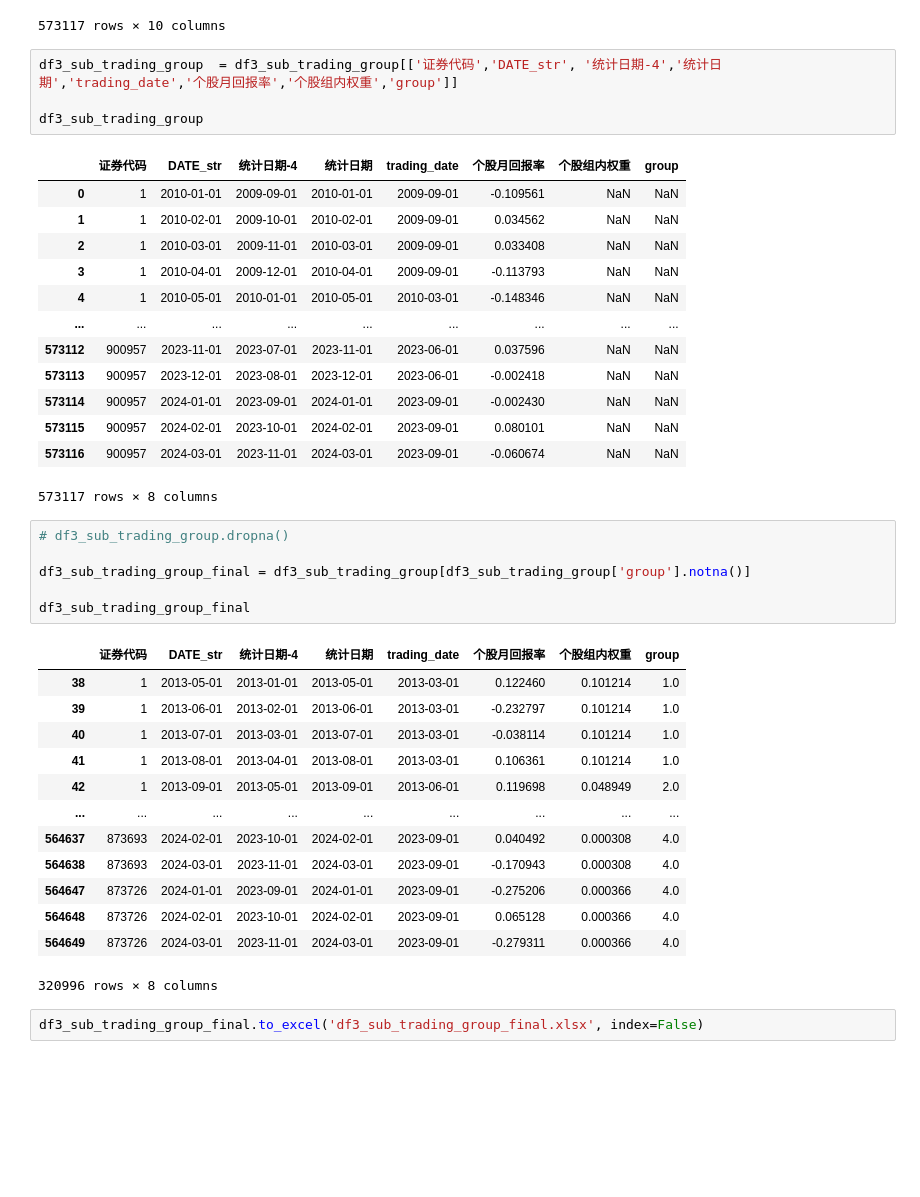
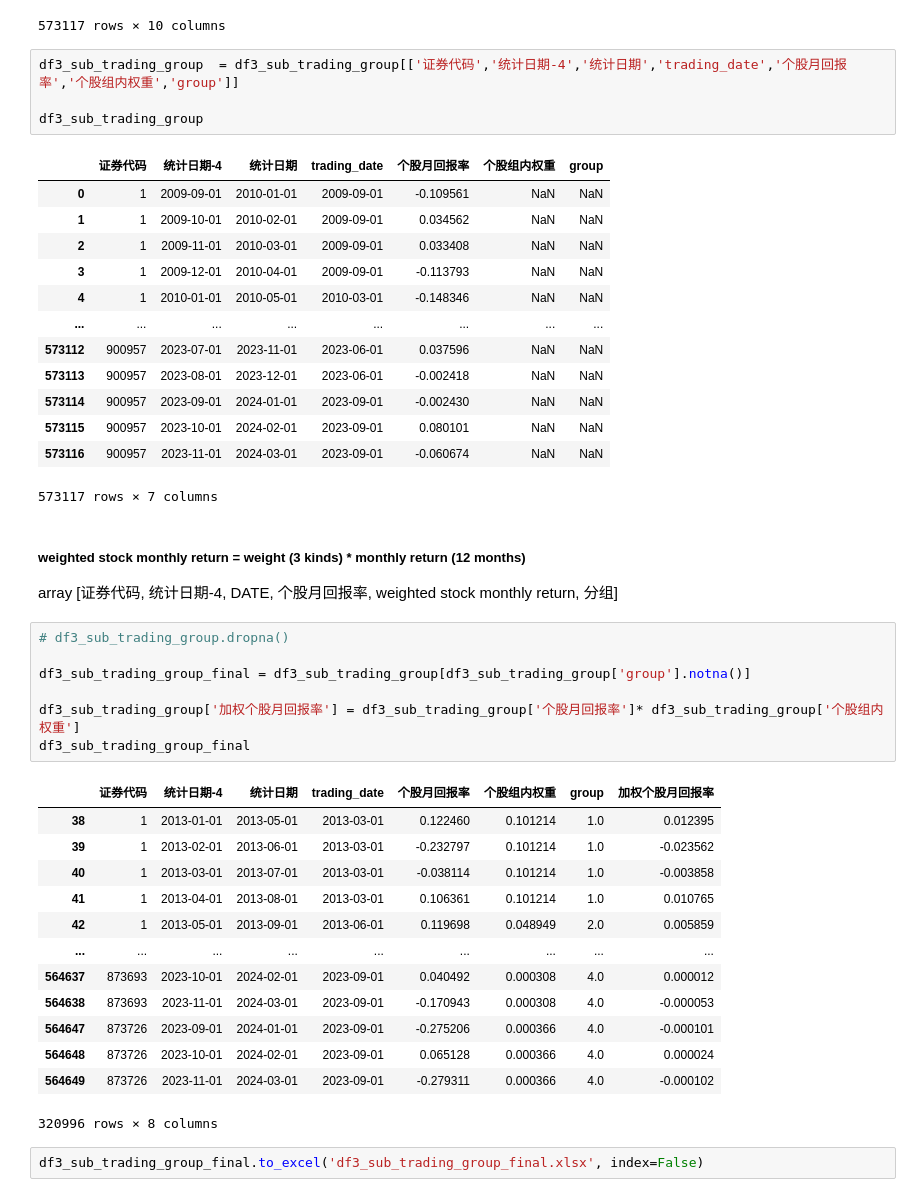
Before and after one commit to Prussia/playJupyter, a Jupyter notebook: testproj/计算加权回报率.ipynb, the cells around one changed output. Drawn from its saved outputs; the diff is of its cells as text; blank space fills up the shorter version.

```diff
--- a/testproj/计算加权回报率.ipynb
+++ b/testproj/计算加权回报率.ipynb
@@ -1043,42 +1043,47 @@ df3_sub_trading_group
 | 573116 | 900957 | 2024-03-01 | 2023-11-01 | 2024-03-01 | -0.060674 | 2023-09-01 | 2023-09-30 | NaN | NaN | NaN |
 573117 rows × 10 columns
 # %%
-df3_sub_trading_group  = df3_sub_trading_group[['证券代码','DATE_str', '统计日期-4','统计日期','trading_date','个股月回报率','个股组内权重','group']]
+df3_sub_trading_group  = df3_sub_trading_group[['证券代码','统计日期-4','统计日期','trading_date','个股月回报率','个股组内权重','group']]
 
 df3_sub_trading_group
 # %% [output]
-|  | 证券代码 | DATE_str | 统计日期-4 | 统计日期 | trading_date | 个股月回报率 | 个股组内权重 | group |
-| 0 | 1 | 2010-01-01 | 2009-09-01 | 2010-01-01 | 2009-09-01 | -0.109561 | NaN | NaN |
-| 1 | 1 | 2010-02-01 | 2009-10-01 | 2010-02-01 | 2009-09-01 | 0.034562 | NaN | NaN |
-| 2 | 1 | 2010-03-01 | 2009-11-01 | 2010-03-01 | 2009-09-01 | 0.033408 | NaN | NaN |
-| 3 | 1 | 2010-04-01 | 2009-12-01 | 2010-04-01 | 2009-09-01 | -0.113793 | NaN | NaN |
-| 4 | 1 | 2010-05-01 | 2010-01-01 | 2010-05-01 | 2010-03-01 | -0.148346 | NaN | NaN |
-| ... | ... | ... | ... | ... | ... | ... | ... | ... |
-| 573112 | 900957 | 2023-11-01 | 2023-07-01 | 2023-11-01 | 2023-06-01 | 0.037596 | NaN | NaN |
-| 573113 | 900957 | 2023-12-01 | 2023-08-01 | 2023-12-01 | 2023-06-01 | -0.002418 | NaN | NaN |
-| 573114 | 900957 | 2024-01-01 | 2023-09-01 | 2024-01-01 | 2023-09-01 | -0.002430 | NaN | NaN |
-| 573115 | 900957 | 2024-02-01 | 2023-10-01 | 2024-02-01 | 2023-09-01 | 0.080101 | NaN | NaN |
-| 573116 | 900957 | 2024-03-01 | 2023-11-01 | 2024-03-01 | 2023-09-01 | -0.060674 | NaN | NaN |
+|  | 证券代码 | 统计日期-4 | 统计日期 | trading_date | 个股月回报率 | 个股组内权重 | group |
+| 0 | 1 | 2009-09-01 | 2010-01-01 | 2009-09-01 | -0.109561 | NaN | NaN |
+| 1 | 1 | 2009-10-01 | 2010-02-01 | 2009-09-01 | 0.034562 | NaN | NaN |
+| 2 | 1 | 2009-11-01 | 2010-03-01 | 2009-09-01 | 0.033408 | NaN | NaN |
+| 3 | 1 | 2009-12-01 | 2010-04-01 | 2009-09-01 | -0.113793 | NaN | NaN |
+| 4 | 1 | 2010-01-01 | 2010-05-01 | 2010-03-01 | -0.148346 | NaN | NaN |
+| ... | ... | ... | ... | ... | ... | ... | ... |
+| 573112 | 900957 | 2023-07-01 | 2023-11-01 | 2023-06-01 | 0.037596 | NaN | NaN |
+| 573113 | 900957 | 2023-08-01 | 2023-12-01 | 2023-06-01 | -0.002418 | NaN | NaN |
+| 573114 | 900957 | 2023-09-01 | 2024-01-01 | 2023-09-01 | -0.002430 | NaN | NaN |
+| 573115 | 900957 | 2023-10-01 | 2024-02-01 | 2023-09-01 | 0.080101 | NaN | NaN |
+| 573116 | 900957 | 2023-11-01 | 2024-03-01 | 2023-09-01 | -0.060674 | NaN | NaN |
-573117 rows × 8 columns
+573117 rows × 7 columns
+# %% [markdown]
+##### weighted stock monthly return = weight (3 kinds) * monthly return (12 months)
+
+array [证券代码, 统计日期-4, DATE, 个股月回报率, weighted stock monthly return, 分组]
 # %%
 # df3_sub_trading_group.dropna()
 
 df3_sub_trading_group_final = df3_sub_trading_group[df3_sub_trading_group['group'].notna()]
 
+df3_sub_trading_group['加权个股月回报率'] = df3_sub_trading_group['个股月回报率']* df3_sub_trading_group['个股组内权重']
 df3_sub_trading_group_final
 # %% [output]
-|  | 证券代码 | DATE_str | 统计日期-4 | 统计日期 | trading_date | 个股月回报率 | 个股组内权重 | group |
-| 38 | 1 | 2013-05-01 | 2013-01-01 | 2013-05-01 | 2013-03-01 | 0.122460 | 0.101214 | 1.0 |
-| 39 | 1 | 2013-06-01 | 2013-02-01 | 2013-06-01 | 2013-03-01 | -0.232797 | 0.101214 | 1.0 |
-| 40 | 1 | 2013-07-01 | 2013-03-01 | 2013-07-01 | 2013-03-01 | -0.038114 | 0.101214 | 1.0 |
-| 41 | 1 | 2013-08-01 | 2013-04-01 | 2013-08-01 | 2013-03-01 | 0.106361 | 0.101214 | 1.0 |
-| 42 | 1 | 2013-09-01 | 2013-05-01 | 2013-09-01 | 2013-06-01 | 0.119698 | 0.048949 | 2.0 |
+|  | 证券代码 | 统计日期-4 | 统计日期 | trading_date | 个股月回报率 | 个股组内权重 | group | 加权个股月回报率 |
+| 38 | 1 | 2013-01-01 | 2013-05-01 | 2013-03-01 | 0.122460 | 0.101214 | 1.0 | 0.012395 |
+| 39 | 1 | 2013-02-01 | 2013-06-01 | 2013-03-01 | -0.232797 | 0.101214 | 1.0 | -0.023562 |
+| 40 | 1 | 2013-03-01 | 2013-07-01 | 2013-03-01 | -0.038114 | 0.101214 | 1.0 | -0.003858 |
+| 41 | 1 | 2013-04-01 | 2013-08-01 | 2013-03-01 | 0.106361 | 0.101214 | 1.0 | 0.010765 |
+| 42 | 1 | 2013-05-01 | 2013-09-01 | 2013-06-01 | 0.119698 | 0.048949 | 2.0 | 0.005859 |
 | ... | ... | ... | ... | ... | ... | ... | ... | ... |
-| 564637 | 873693 | 2024-02-01 | 2023-10-01 | 2024-02-01 | 2023-09-01 | 0.040492 | 0.000308 | 4.0 |
-| 564638 | 873693 | 2024-03-01 | 2023-11-01 | 2024-03-01 | 2023-09-01 | -0.170943 | 0.000308 | 4.0 |
-| 564647 | 873726 | 2024-01-01 | 2023-09-01 | 2024-01-01 | 2023-09-01 | -0.275206 | 0.000366 | 4.0 |
-| 564648 | 873726 | 2024-02-01 | 2023-10-01 | 2024-02-01 | 2023-09-01 | 0.065128 | 0.000366 | 4.0 |
-| 564649 | 873726 | 2024-03-01 | 2023-11-01 | 2024-03-01 | 2023-09-01 | -0.279311 | 0.000366 | 4.0 |
+| 564637 | 873693 | 2023-10-01 | 2024-02-01 | 2023-09-01 | 0.040492 | 0.000308 | 4.0 | 0.000012 |
+| 564638 | 873693 | 2023-11-01 | 2024-03-01 | 2023-09-01 | -0.170943 | 0.000308 | 4.0 | -0.000053 |
+| 564647 | 873726 | 2023-09-01 | 2024-01-01 | 2023-09-01 | -0.275206 | 0.000366 | 4.0 | -0.000101 |
+| 564648 | 873726 | 2023-10-01 | 2024-02-01 | 2023-09-01 | 0.065128 | 0.000366 | 4.0 | 0.000024 |
+| 564649 | 873726 | 2023-11-01 | 2024-03-01 | 2023-09-01 | -0.279311 | 0.000366 | 4.0 | -0.000102 |
 320996 rows × 8 columns
 # %%
 df3_sub_trading_group_final.to_excel('df3_sub_trading_group_final.xlsx', index=False)
```
Also changed, not shown: parts of 11 cells of this notebook.
